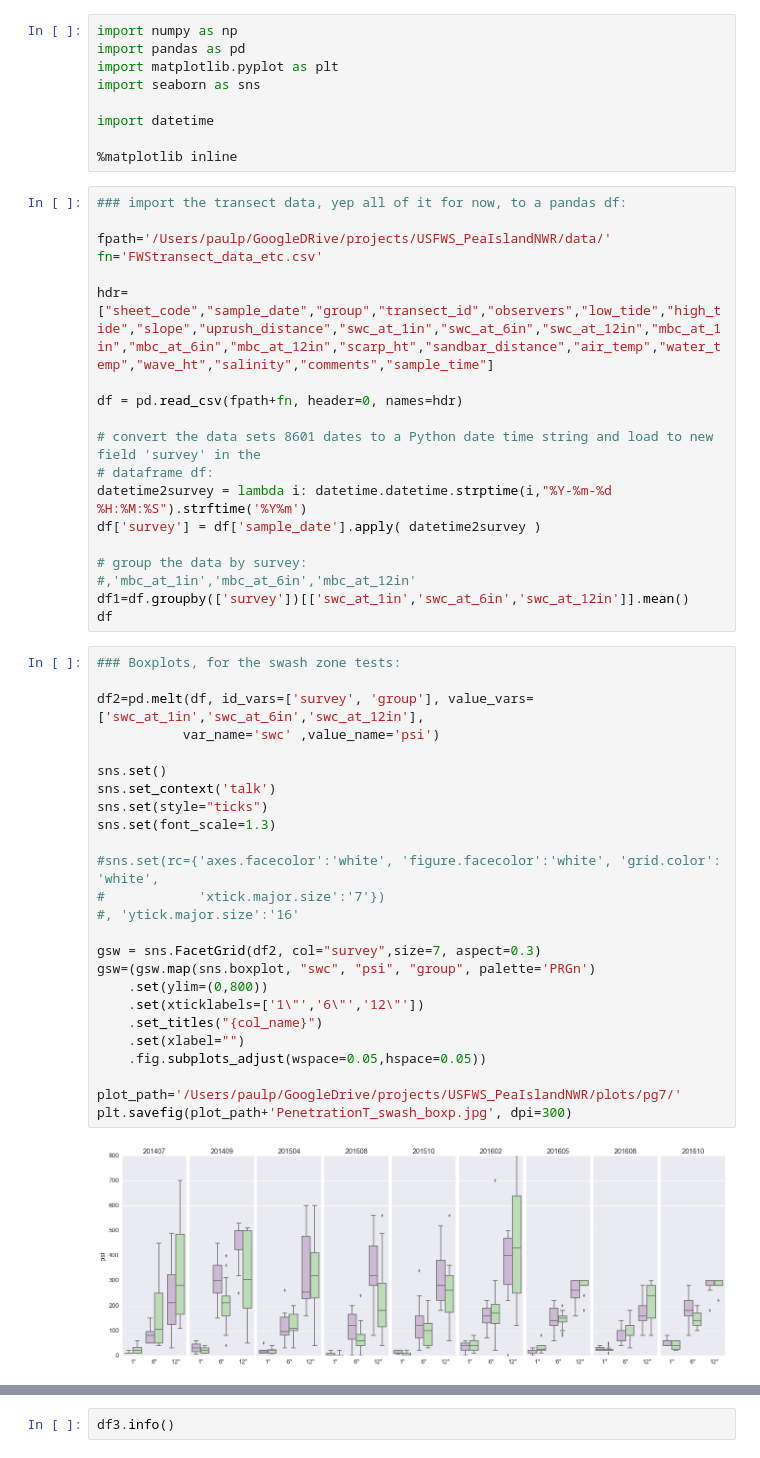
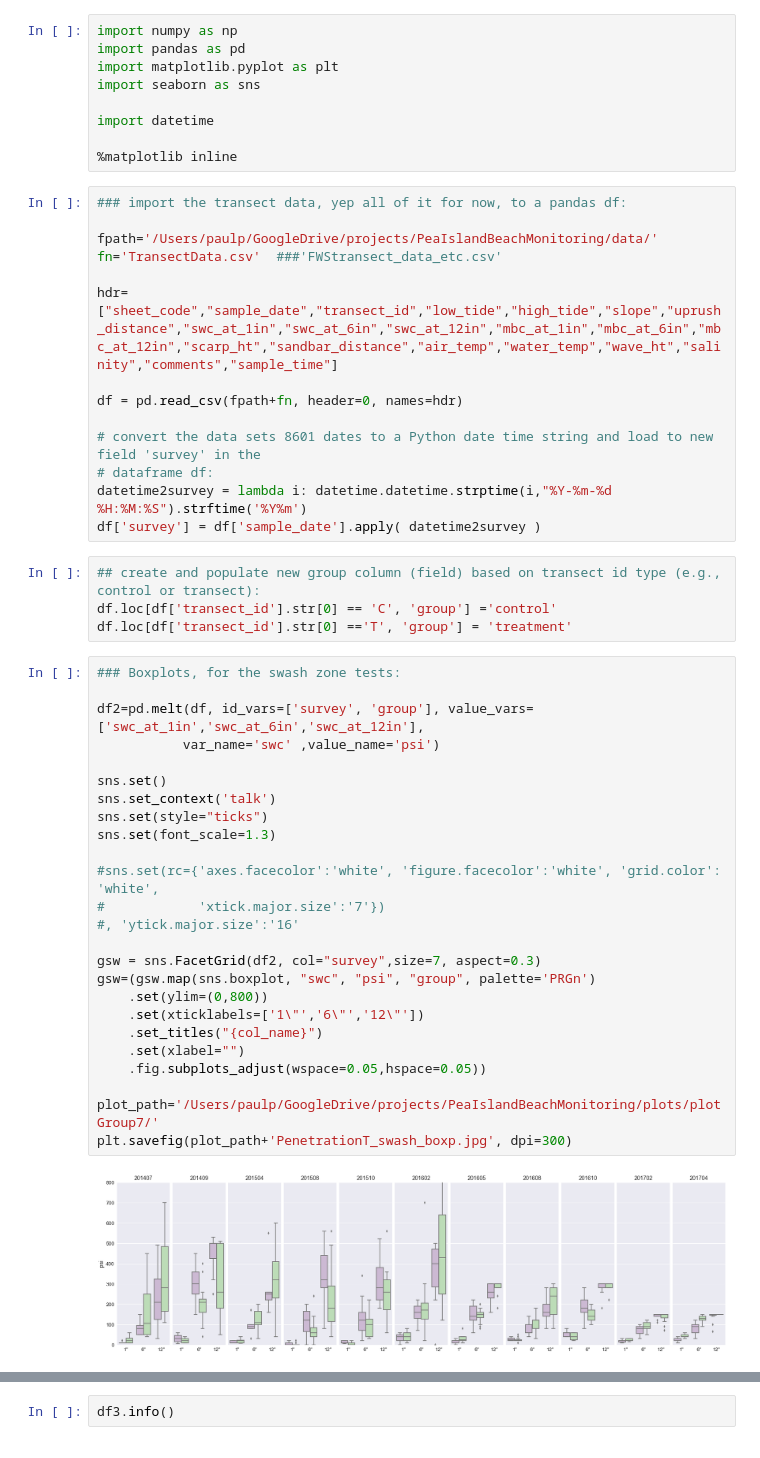
Before and after one commit to pjparis/PeaIslandBeachMonitoring, a Jupyter notebook: PlotGroup7_Beach_Penetration_Compaction_Results.ipynb, the cells around one changed output, grey strips where cells are left out. Drawn from its saved outputs; the diff is of its cells as text.

```diff
--- a/PlotGroup7_Beach_Penetration_Compaction_Results.ipynb
+++ b/PlotGroup7_Beach_Penetration_Compaction_Results.ipynb
@@ -12,10 +12,10 @@ import datetime
 # %%
 ### import the transect data, yep all of it for now, to a pandas df:
 
-fpath='/Users/paulp/GoogleDRive/projects/USFWS_PeaIslandNWR/data/'
-fn='FWStransect_data_etc.csv'
+fpath='/Users/paulp/GoogleDrive/projects/PeaIslandBeachMonitoring/data/'
+fn='TransectData.csv'  ###'FWStransect_data_etc.csv'
 
-hdr=["sheet_code","sample_date","group","transect_id","observers","low_tide","high_tide","slope","uprush_distance","swc_at_1in","swc_at_6in","swc_at_12in","mbc_at_1in","mbc_at_6in","mbc_at_12in","scarp_ht","sandbar_distance","air_temp","water_temp","wave_ht","salinity","comments","sample_time"]
+hdr=["sheet_code","sample_date","transect_id","low_tide","high_tide","slope","uprush_distance","swc_at_1in","swc_at_6in","swc_at_12in","mbc_at_1in","mbc_at_6in","mbc_at_12in","scarp_ht","sandbar_distance","air_temp","water_temp","wave_ht","salinity","comments","sample_time"]
 
 df = pd.read_csv(fpath+fn, header=0, names=hdr)
 
@@ -23,35 +23,34 @@ df = pd.read_csv(fpath+fn, header=0, names=hdr)
 # dataframe df:
 datetime2survey = lambda i: datetime.datetime.strptime(i,"%Y-%m-%d %H:%M:%S").strftime('%Y%m')
 df['survey'] = df['sample_date'].apply( datetime2survey )
-
-# group the data by survey:
-#,'mbc_at_1in','mbc_at_6in','mbc_at_12in'
-df1=df.groupby(['survey'])[['swc_at_1in','swc_at_6in','swc_at_12in']].mean()
-df
+# %%
+## create and populate new group column (field) based on transect id type (e.g., control or transect):
+df.loc[df['transect_id'].str[0] == 'C', 'group'] ='control'
+df.loc[df['transect_id'].str[0] =='T', 'group'] = 'treatment'
 # %%
 ### Boxplots, for the swash zone tests:
 
 df2=pd.melt(df, id_vars=['survey', 'group'], value_vars=['swc_at_1in','swc_at_6in','swc_at_12in'],
            var_name='swc' ,value_name='psi')
 
 sns.set()
 sns.set_context('talk')
 sns.set(style="ticks")
 sns.set(font_scale=1.3)
 
 #sns.set(rc={'axes.facecolor':'white', 'figure.facecolor':'white', 'grid.color': 'white',
 #            'xtick.major.size':'7'})
 #, 'ytick.major.size':'16'
 
 gsw = sns.FacetGrid(df2, col="survey",size=7, aspect=0.3)
 gsw=(gsw.map(sns.boxplot, "swc", "psi", "group", palette='PRGn')
     .set(ylim=(0,800))
     .set(xticklabels=['1\"','6\"','12\"'])
     .set_titles("{col_name}")
     .set(xlabel="")
     .fig.subplots_adjust(wspace=0.05,hspace=0.05))
 
-plot_path='/Users/paulp/GoogleDrive/projects/USFWS_PeaIslandNWR/plots/pg7/'
+plot_path='/Users/paulp/GoogleDrive/projects/PeaIslandBeachMonitoring/plots/plotGroup7/'
 plt.savefig(plot_path+'PenetrationT_swash_boxp.jpg', dpi=300)
 # %% [output]
-[figure, old version]
+[figure, new version]
```
Also changed, not shown: parts of 4 cells of this notebook, 4 other files.
